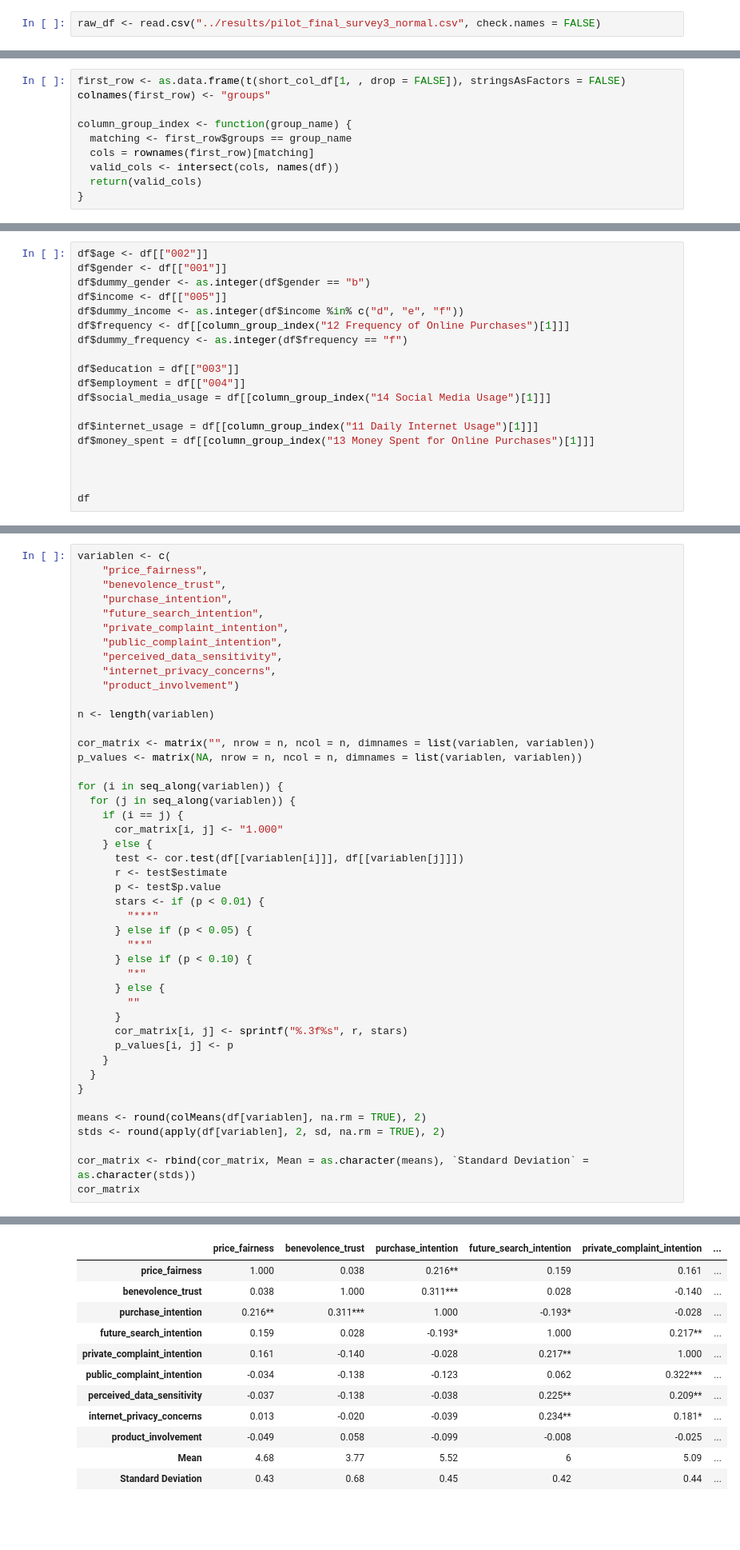
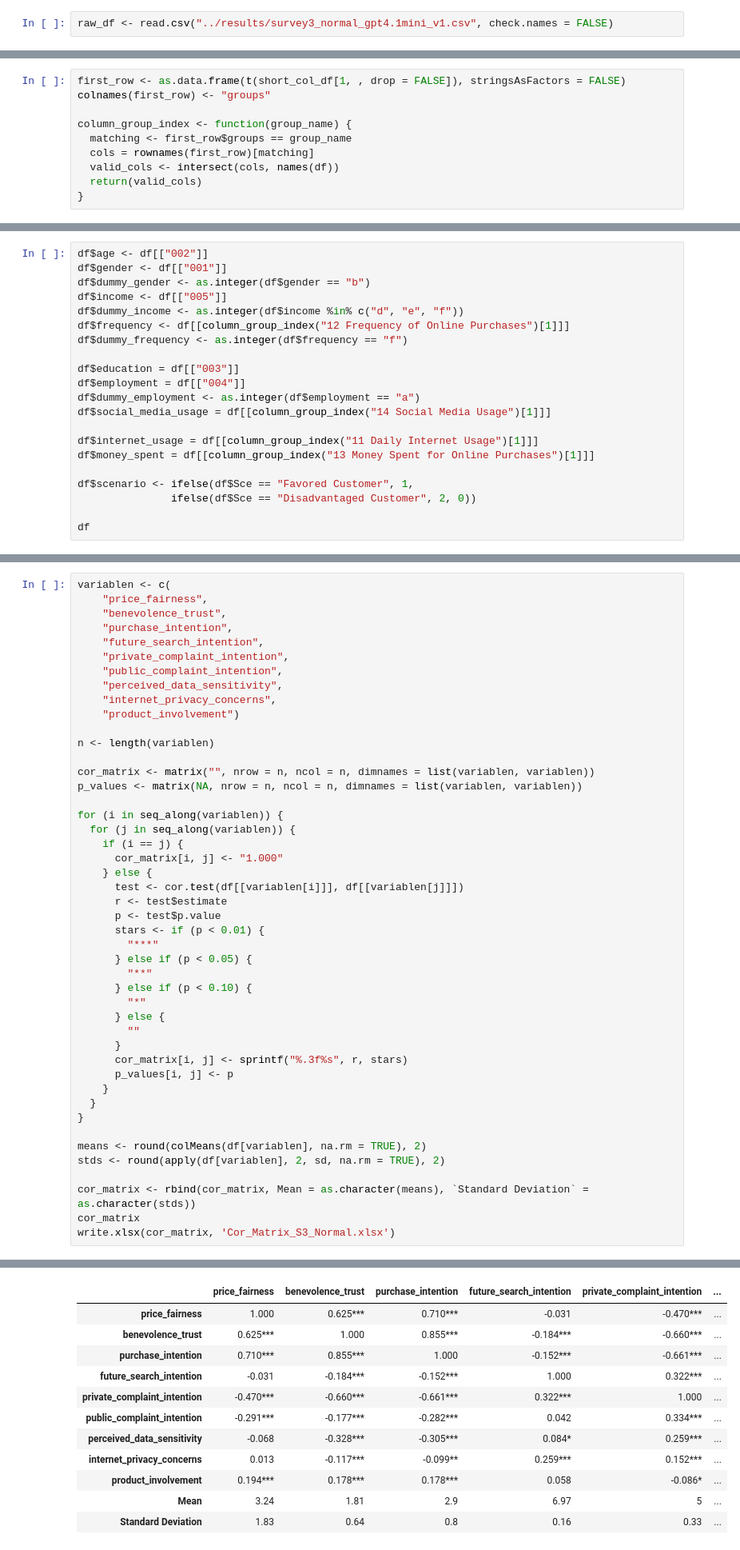
Before and after one commit to klugeann/master-thesis, a Jupyter notebook: analysis/analysis_r_survey3.ipynb, the cells around one changed output, grey strips where cells are left out. Shown at 80% size. Saved outputs shown, nothing was run; the diff lists cells and outputs as text; blank space fills up the shorter version.

```diff
--- a/analysis/analysis_r_survey3.ipynb
+++ b/analysis/analysis_r_survey3.ipynb
@@ -20,5 +21,5 @@ Workshop schedule at http://haskayne.ucalgary.ca/CCRAM
 # %%
-raw_df <- read.csv("../results/pilot_final_survey3_normal.csv", check.names = FALSE)
+raw_df <- read.csv("../results/survey3_normal_gpt4.1mini_v1.csv", check.names = FALSE)
 # %%
 short_col_df <- raw_df
 names(short_col_df) <- substr(names(raw_df), 1, 3)
@@ -118,12 +139,14 @@ df$dummy_frequency <- as.integer(df$frequency == "f")
 
 df$education = df[["003"]]
 df$employment = df[["004"]]
+df$dummy_employment <- as.integer(df$employment == "a")
 df$social_media_usage = df[[column_group_index("14 Social Media Usage")[1]]]
 
 df$internet_usage = df[[column_group_index("11 Daily Internet Usage")[1]]]
 df$money_spent = df[[column_group_index("13 Money Spent for Online Purchases")[1]]]
 
-
+df$scenario <- ifelse(df$Sce == "Favored Customer", 1,
+               ifelse(df$Sce == "Disadvantaged Customer", 2, 0))
 
 df
 # %% [output]
@@ -300,42 +325,43 @@ for (i in seq_along(variablen)) {
   for (j in seq_along(variablen)) {
     if (i == j) {
       cor_matrix[i, j] <- "1.000"
     } else {
       test <- cor.test(df[[variablen[i]]], df[[variablen[j]]])
       r <- test$estimate
       p <- test$p.value
       stars <- if (p < 0.01) {
         "***"
       } else if (p < 0.05) {
         "**"
       } else if (p < 0.10) {
         "*"
       } else {
         ""
       }
       cor_matrix[i, j] <- sprintf("%.3f%s", r, stars)
       p_values[i, j] <- p
     }
   }
 }
 
 means <- round(colMeans(df[variablen], na.rm = TRUE), 2)
 stds <- round(apply(df[variablen], 2, sd, na.rm = TRUE), 2)
 
 cor_matrix <- rbind(cor_matrix, Mean = as.character(means), `Standard Deviation` = as.character(stds))
 cor_matrix
+write.xlsx(cor_matrix, 'Cor_Matrix_S3_Normal.xlsx')
 # %% [output]
 A matrix: 11 × 9 of type chr
 |  | price_fairness | benevolence_trust | purchase_intention | future_search_intention | private_complaint_intention | ... |
-| price_fairness | 1.000 | 0.038 | 0.216** | 0.159 | 0.161 | ... |
-| benevolence_trust | 0.038 | 1.000 | 0.311*** | 0.028 | -0.140 | ... |
-| purchase_intention | 0.216** | 0.311*** | 1.000 | -0.193* | -0.028 | ... |
-| future_search_intention | 0.159 | 0.028 | -0.193* | 1.000 | 0.217** | ... |
-| private_complaint_intention | 0.161 | -0.140 | -0.028 | 0.217** | 1.000 | ... |
-| public_complaint_intention | -0.034 | -0.138 | -0.123 | 0.062 | 0.322*** | ... |
-| perceived_data_sensitivity | -0.037 | -0.138 | -0.038 | 0.225** | 0.209** | ... |
-| internet_privacy_concerns | 0.013 | -0.020 | -0.039 | 0.234** | 0.181* | ... |
-| product_involvement | -0.049 | 0.058 | -0.099 | -0.008 | -0.025 | ... |
-| Mean | 4.68 | 3.77 | 5.52 | 6 | 5.09 | ... |
-| Standard Deviation | 0.43 | 0.68 | 0.45 | 0.42 | 0.44 | ... |
+| price_fairness | 1.000 | 0.625*** | 0.710*** | -0.031 | -0.470*** | ... |
+| benevolence_trust | 0.625*** | 1.000 | 0.855*** | -0.184*** | -0.660*** | ... |
+| purchase_intention | 0.710*** | 0.855*** | 1.000 | -0.152*** | -0.661*** | ... |
+| future_search_intention | -0.031 | -0.184*** | -0.152*** | 1.000 | 0.322*** | ... |
+| private_complaint_intention | -0.470*** | -0.660*** | -0.661*** | 0.322*** | 1.000 | ... |
+| public_complaint_intention | -0.291*** | -0.177*** | -0.282*** | 0.042 | 0.334*** | ... |
+| perceived_data_sensitivity | -0.068 | -0.328*** | -0.305*** | 0.084* | 0.259*** | ... |
+| internet_privacy_concerns | 0.013 | -0.117*** | -0.099** | 0.259*** | 0.152*** | ... |
+| product_involvement | 0.194*** | 0.178*** | 0.178*** | 0.058 | -0.086* | ... |
+| Mean | 3.24 | 1.81 | 2.9 | 6.97 | 5 | ... |
+| Standard Deviation | 1.83 | 0.64 | 0.8 | 0.16 | 0.33 | ... |
 # %%
```
Also changed, not shown: parts of 17 cells of this notebook, 6 other files.
